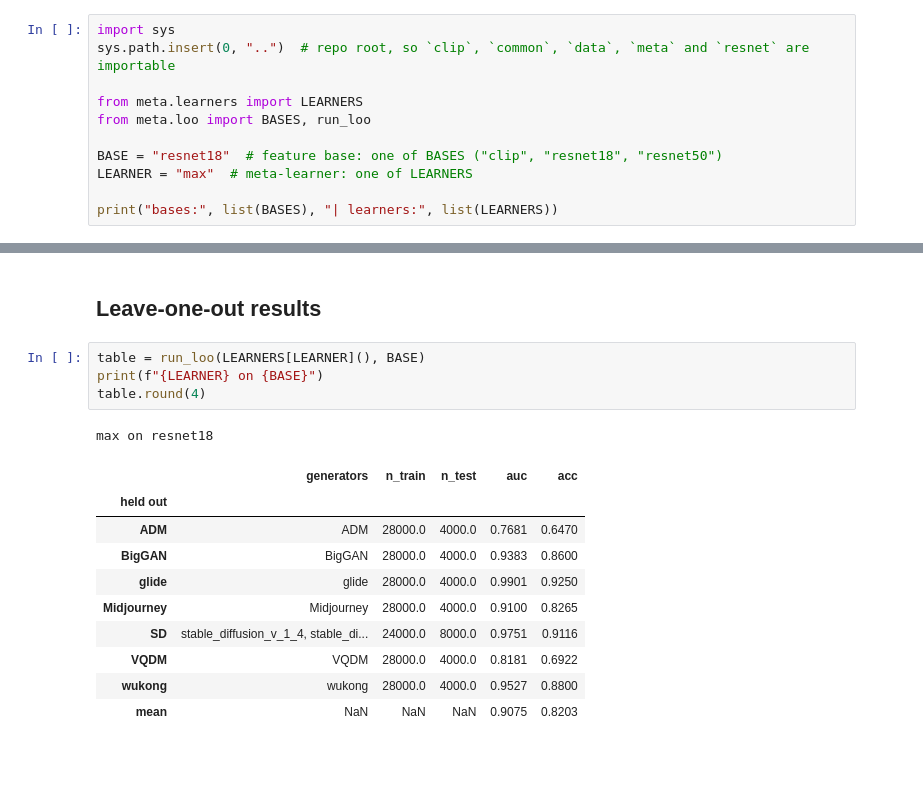
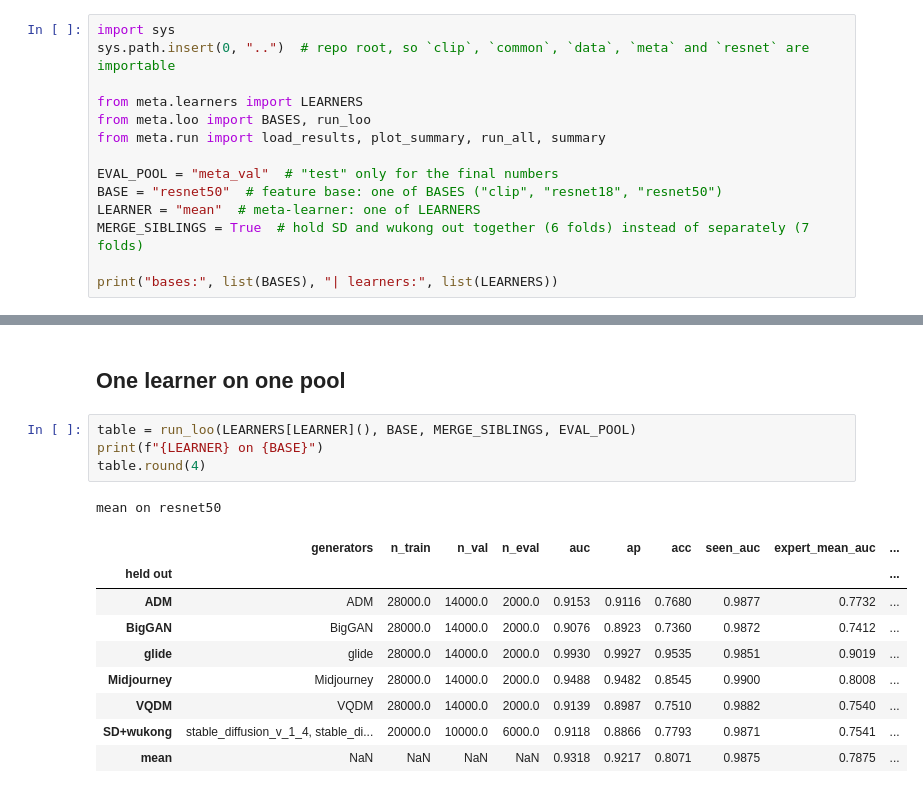
Before and after one commit to FirasMosbeh/SC4001-Metalearners-Route-or-Pool, a Jupyter notebook: notebooks/meta_learners.ipynb, the cells around one changed output, grey strips where cells are left out. Cells and saved outputs as stored; diff of their text form; blank space fills up the shorter version.

Commit message:
update metalearners/ add generlist/ pseudo_training and more seeds

```diff
--- a/notebooks/meta_learners.ipynb
+++ b/notebooks/meta_learners.ipynb
@@ -12,9 +14,12 @@ sys.path.insert(0, "..")  # repo root, so `clip`, `common`, `data`, `meta` and `
 
 from meta.learners import LEARNERS
 from meta.loo import BASES, run_loo
+from meta.run import load_results, plot_summary, run_all, summary
 
-BASE = "resnet18"  # feature base: one of BASES ("clip", "resnet18", "resnet50")
-LEARNER = "max"  # meta-learner: one of LEARNERS
+EVAL_POOL = "meta_val"  # "test" only for the final numbers
+BASE = "resnet50"  # feature base: one of BASES ("clip", "resnet18", "resnet50")
+LEARNER = "mean"  # meta-learner: one of LEARNERS
+MERGE_SIBLINGS = True  # hold SD and wukong out together (6 folds) instead of separately (7 folds)
 
 print("bases:", list(BASES), "| learners:", list(LEARNERS))
 # %% [output]
@@ -23,18 +27,17 @@ bases: ['clip', 'resnet18', 'resnet50'] | learners: ['max']
 # %% [markdown]
-## Leave-one-out results
+## One learner on one pool
 # %%
-table = run_loo(LEARNERS[LEARNER](), BASE)
+table = run_loo(LEARNERS[LEARNER](), BASE, MERGE_SIBLINGS, EVAL_POOL)
 print(f"{LEARNER} on {BASE}")
 table.round(4)
 # %% [output]
-max on resnet18
+mean on resnet50
-|  | generators | n_train | n_test | auc | acc |
-| held out |  |  |  |  |  |
-| ADM | ADM | 28000.0 | 4000.0 | 0.7681 | 0.6470 |
-| BigGAN | BigGAN | 28000.0 | 4000.0 | 0.9383 | 0.8600 |
-| glide | glide | 28000.0 | 4000.0 | 0.9901 | 0.9250 |
-| Midjourney | Midjourney | 28000.0 | 4000.0 | 0.9100 | 0.8265 |
-| SD | stable_diffusion_v_1_4, stable_di... | 24000.0 | 8000.0 | 0.9751 | 0.9116 |
-| VQDM | VQDM | 28000.0 | 4000.0 | 0.8181 | 0.6922 |
-| wukong | wukong | 28000.0 | 4000.0 | 0.9527 | 0.8800 |
-| mean | NaN | NaN | NaN | 0.9075 | 0.8203 |
+|  | generators | n_train | n_val | n_eval | auc | ap | acc | seen_auc | expert_mean_auc | ... |
+| held out |  |  |  |  |  |  |  |  |  | ... |
+| ADM | ADM | 28000.0 | 14000.0 | 2000.0 | 0.9153 | 0.9116 | 0.7680 | 0.9877 | 0.7732 | ... |
+| BigGAN | BigGAN | 28000.0 | 14000.0 | 2000.0 | 0.9076 | 0.8923 | 0.7360 | 0.9872 | 0.7412 | ... |
+| glide | glide | 28000.0 | 14000.0 | 2000.0 | 0.9930 | 0.9927 | 0.9535 | 0.9851 | 0.9019 | ... |
+| Midjourney | Midjourney | 28000.0 | 14000.0 | 2000.0 | 0.9488 | 0.9482 | 0.8545 | 0.9900 | 0.8008 | ... |
+| VQDM | VQDM | 28000.0 | 14000.0 | 2000.0 | 0.9139 | 0.8987 | 0.7510 | 0.9882 | 0.7540 | ... |
+| SD+wukong | stable_diffusion_v_1_4, stable_di... | 20000.0 | 10000.0 | 6000.0 | 0.9118 | 0.8866 | 0.7793 | 0.9871 | 0.7541 | ... |
+| mean | NaN | NaN | NaN | NaN | 0.9318 | 0.9217 | 0.8071 | 0.9875 | 0.7875 | ... |
```
Also changed, not shown: parts of 10 cells of this notebook, 9 other files.
